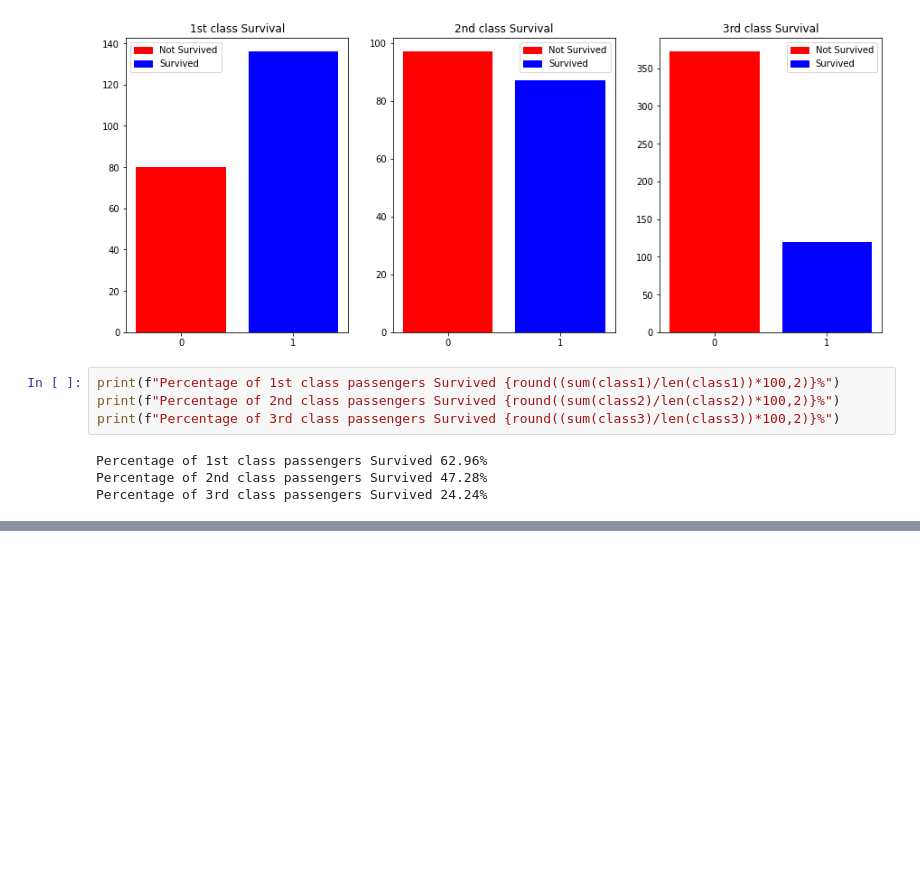
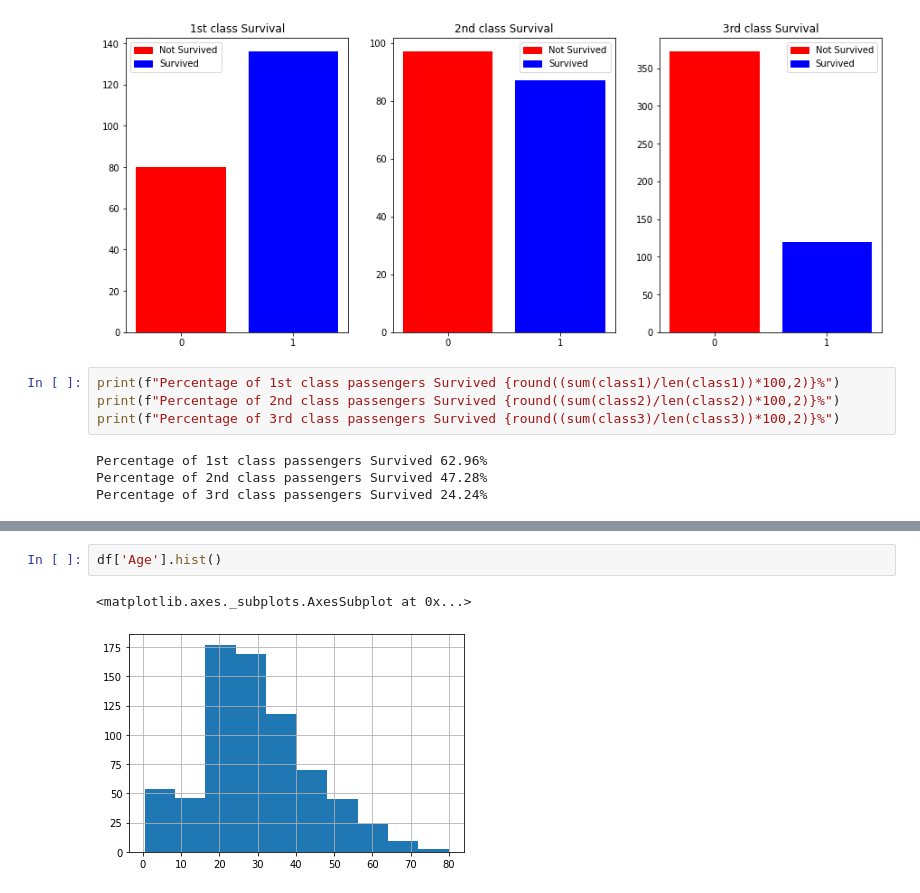
Before and after one commit to Gauravpareek11/Titanic_data_analysis, a Jupyter notebook: Titanic.ipynb, the cells around one changed output, grey strips where cells are left out. Cells and saved outputs as stored; diff of their text form; blank space fills up the shorter version.

```diff
--- a/Titanic.ipynb
+++ b/Titanic.ipynb
@@ -135,0 +240,5 @@ Percentage of 3rd class passengers Survived 24.24%
+# %%
+df['Age'].hist()
+# %% [output]
+<matplotlib.axes._subplots.AxesSubplot at 0x...>
+[figure, added]
```
Also changed, not shown: parts of 11 cells of this notebook.
